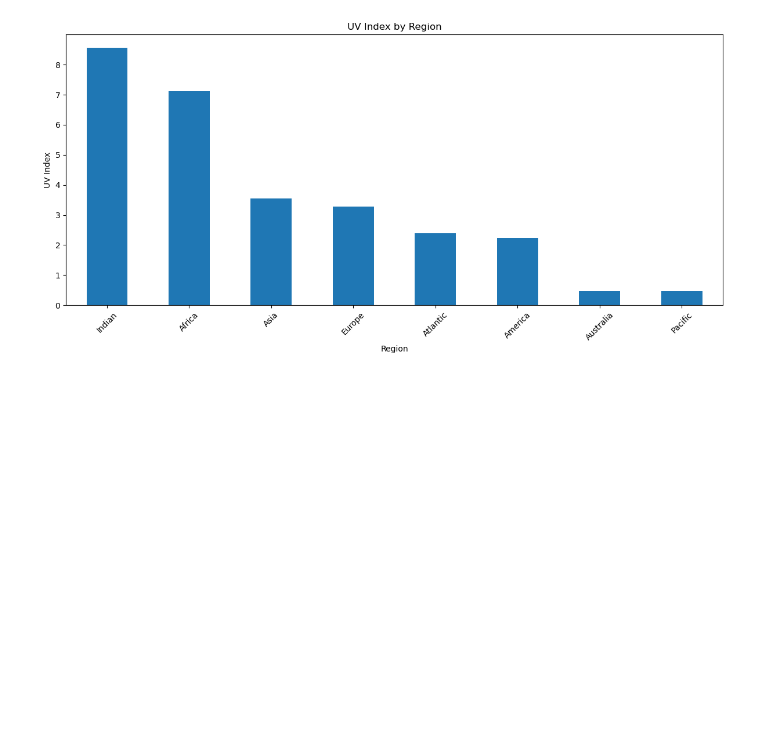
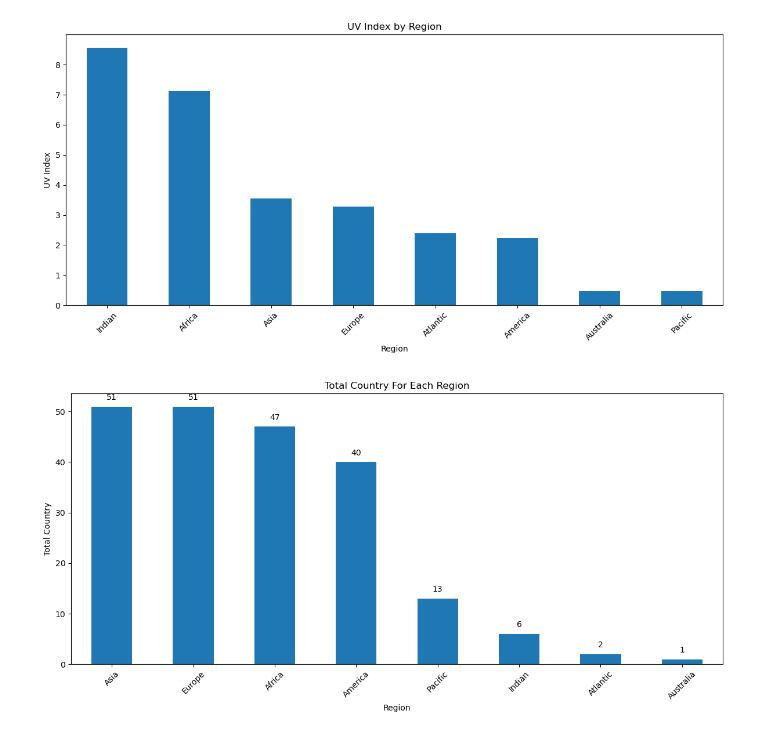
Before and after one commit to FlazeFy2/DS-World_Weather_Repository, a Jupyter notebook: exploratory data analysis-bar.ipynb, the cells around one changed output. Cells and saved outputs as stored; diff of their text form; code cells hidden in the pictures; blank space fills up the shorter version.

Commit message:
[DS] Exploratory Data Analysis (EDA) - Bar Chart Show Total Country For Each Region

```diff
--- a/exploratory data analysis-bar.ipynb
+++ b/exploratory data analysis-bar.ipynb
@@ -148,3 +148,32 @@ for col in region_data.columns:
 [figure]
 [figure]
 [figure]
+# %%
+import pandas as pd
+import statistics
+import numpy as np
+import matplotlib.pyplot as plt
+
+# Exploratory Data Analysis (EDA) - Bar Chart Show Total Country For Each Region
+data = pd.read_csv("GlobalWeatherRepository.csv")
+
+# Define Region from first string index after split "/"
+data['region'] = data['timezone'].str.split('/').str[0]
+
+# Count unique countries per region
+region_country_count = data.groupby('region')['country'].nunique().sort_values(ascending=False)
+
+# Plot the Bar Chart
+plt.figure(figsize=(12, 6))
+region_country_count.plot(kind='bar')
+# Add label
+for i, value in enumerate(region_country_count):
+    plt.text(i, value + 1, str(value), ha='center', va='bottom')
+plt.title('Total Country For Each Region')
+plt.xlabel('Region')
+plt.ylabel('Total Country')
+plt.xticks(rotation=45)
+plt.tight_layout()
+plt.show()
+# %% [output]
+[figure, added]
```
